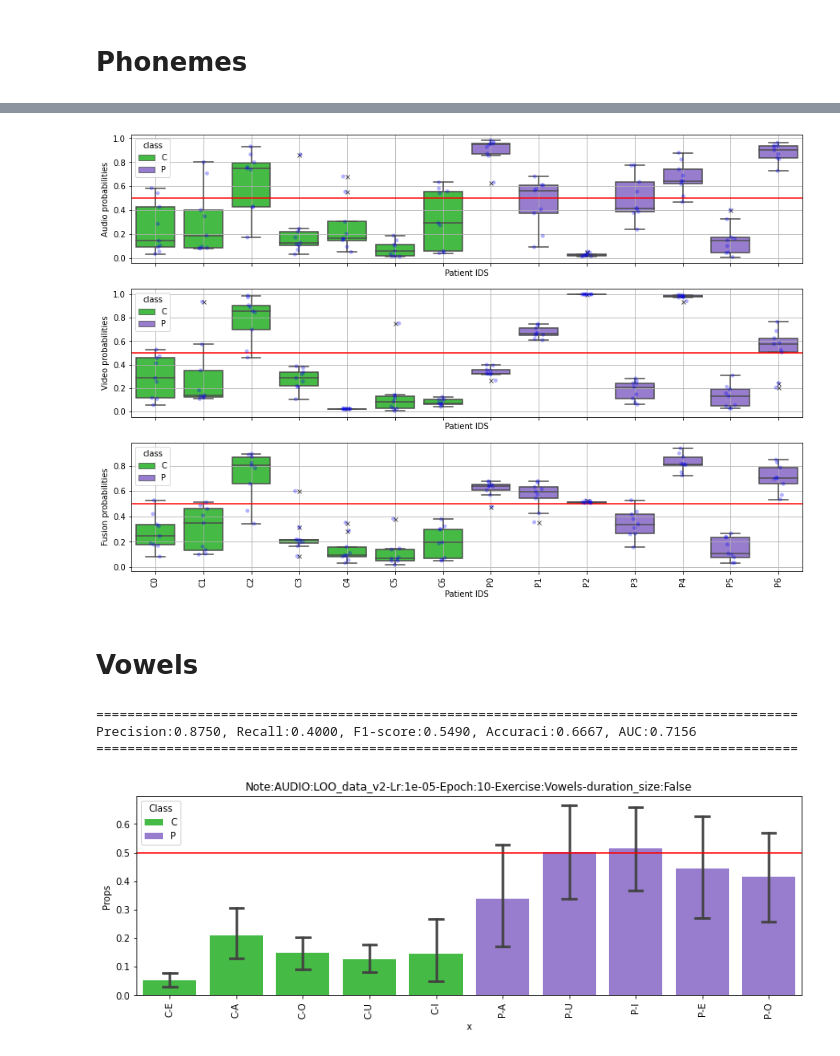
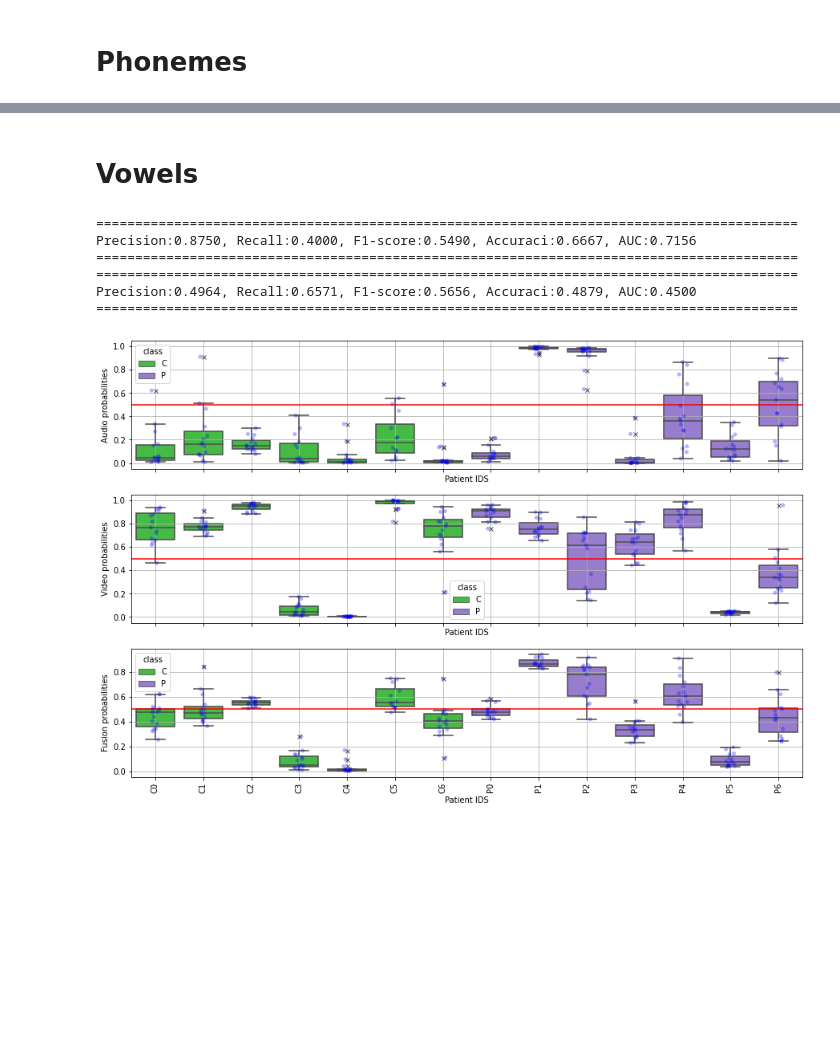
Before and after one commit to jdvalera19/Parkinson-Multimodal-Cross-Attention, a Jupyter notebook: View_result.ipynb, the cells around one changed output, grey strips where cells are left out. Saved outputs shown, nothing was run; the diff lists cells and outputs as text; code cells hidden in the pictures; blank space fills up the shorter version.

```diff
--- a/View_result.ipynb
+++ b/View_result.ipynb
@@ -129,20 +48,22 @@ Precision:0.6731, Recall:0.5556, F1-score:0.6087, Accuraci:0.6429, AUC:0.7755
-# %%
-from Utils.visualization import *
-
-generate_final_visualization('Results/Note:AUDIO:LOO_data_v2-Lr:1e-05-Epoch:10-Exercise:Phonemes-duration_size:False.csv',
-                             'Results/Note:VIDEO:LOO_data_v2_load_frames_v2-Lr:0.001-Epoch:10-Exercise:Phonemes-duration_size:False.csv',
-                             'Phonemes',
-                             'Patient IDS')
-# %% [output]
-[figure, removed]
 # %% [markdown]
 # Vowels
 # %%
-data_path = 'Results/Note:AUDIO:LOO_data_v2-Lr:7e-05-Epoch:7-Exercise:Vowels-duration_size:False.csv'
-view_results(data_path)
-plot_results(data_path, 'Note:AUDIO:LOO_data_v2-Lr:1e-05-Epoch:10-Exercise:Vowels-duration_size:False', 'Exercise_g')
+audio_path = 'Results/Note:AUDIO:LOO_data_v2-Lr:7e-05-Epoch:7-Exercise:Vowels-duration_size:False.csv'
+video_path = 'Results/Note:VIDEO:LOO_data_v2_load_frames_v2-Lr:0.001-Epoch:10-Exercise:Vowels-duration_size:False.csv'
+save_name  = 'Patients vowels'
+
+view_results(audio_path)
+view_results(video_path)
+
+generate_final_visualization(audio_path,
+                             video_path,
+                             save_name,
+                             'Patient IDS')
 # %% [output]
 ==========================================================================================
 Precision:0.8750, Recall:0.4000, F1-score:0.5490, Accuraci:0.6667, AUC:0.7156
 ==========================================================================================
+==========================================================================================
+Precision:0.4964, Recall:0.6571, F1-score:0.5656, Accuraci:0.4879, AUC:0.4500
+==========================================================================================
-[figure, old version]
+[figure, new version]
```
Also changed, not shown: parts of 21 cells of this notebook, 14 other files.
